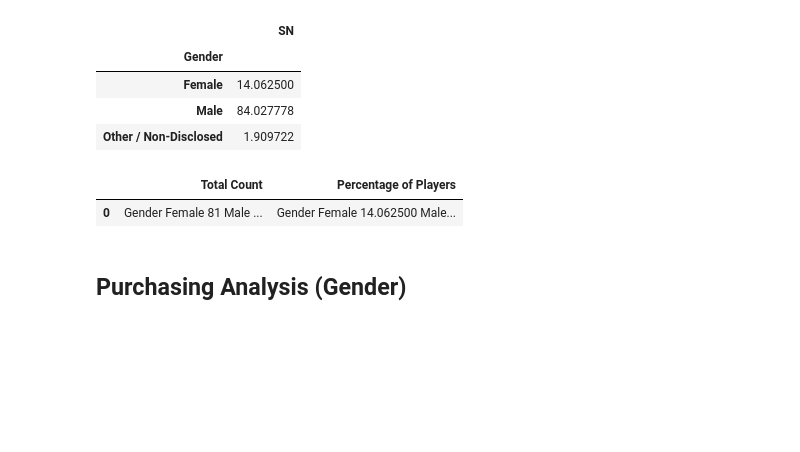
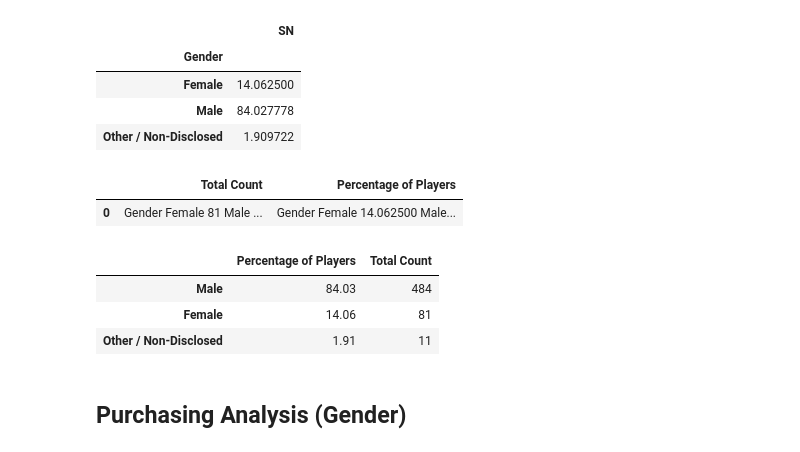
Before and after one commit to arcebri1/GamePurchasingDataAnalysis, a Jupyter notebook: HeroesOfPymoli/HeroesOfPymoli_starter.ipynb, the cells around one changed output. Saved outputs shown, nothing was run; the diff lists cells and outputs as text; code cells hidden in the pictures; blank space fills up the shorter version.

Commit message:
working on data frames

```diff
--- a/HeroesOfPymoli/HeroesOfPymoli_starter.ipynb
+++ b/HeroesOfPymoli/HeroesOfPymoli_starter.ipynb
@@ -194,3 +113,0 @@ unique_sn
-# %%
-sn_df = purchase_data.set_index("SN")
-sn_df.head()
@@ -300,6 +146,20 @@ final_gender_df
 # %% [output]
 |  | Total Count | Percentage of Players |
 | 0 | Gender Female 81 Male ... | Gender Female 14.062500 Male... |
+# %%
+# Create data frame with obtained values
+gender_testing = pd.DataFrame({"Percentage of Players": gender_percent, "Total Count": unique_gender_count})
+
+# Format the data frame with no index name in the corner
+gender_testing.index.name = None
+
+# Format the values sorted by total count in descending order, and two decimal places for the percentage
+gender_testing.sort_values(["Total Count"], ascending = False).style.format({"Percentage of Players":"{:.2f}"})
+# %% [output]
+|  | Percentage of Players | Total Count |
+| Male | 84.03 | 484 |
+| Female | 14.06 | 81 |
+| Other / Non-Disclosed | 1.91 | 11 |
 # %%
 # gender_index_df = gender_df.set_index("Gender")
 # gender_index_df.head()
```
Also changed, not shown: parts of 24 cells of this notebook.
